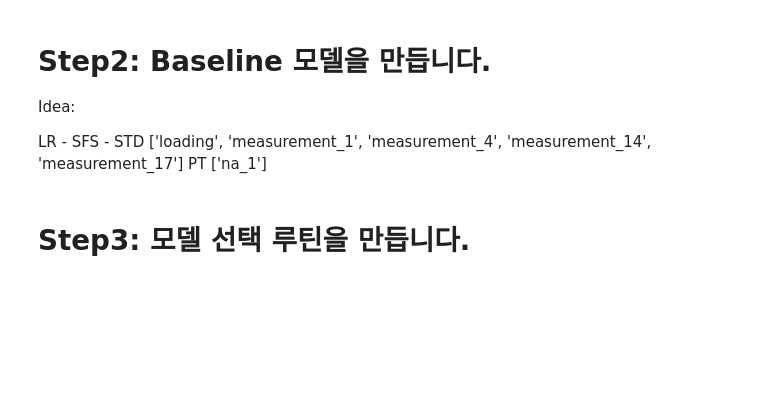
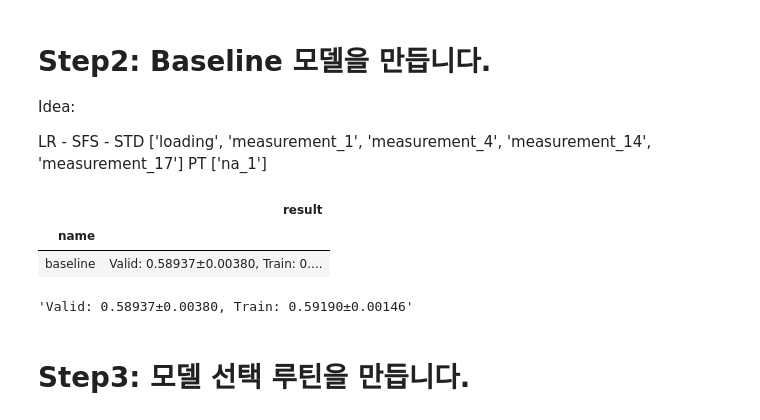
Before and after one commit to hulee1973/ds_lv3_2503_1, a Jupyter notebook: sec_ds_lv3_prob1_kaggle.ipynb, the cells around one changed output. Saved outputs shown, nothing was run; the diff lists cells and outputs as text; code cells hidden in the pictures; blank space fills up the shorter version.

```diff
--- a/sec_ds_lv3_prob1_kaggle.ipynb
+++ b/sec_ds_lv3_prob1_kaggle.ipynb
@@ -235,8 +235,19 @@ def eval_model(model_name, model):
         model_name: str, 모델의 이름,
         model: sklearn object, 모델 인스턴스
     """
-    # TODO-with
-    return ""
+    cv_result = cross_validate(
+        model, df_train[X_all], df_train['failure'], groups = df_train['product_code'], scoring = 'roc_auc',
+        cv = gkf, return_train_score = True
+    )
+    result = "Valid: {:.5f}±{:.5f}, Train: {:.5f}±{:.5f}".format(
+        np.mean(cv_result['test_score']), np.std(cv_result['test_score']),
+        np.mean(cv_result['train_score']), np.std(cv_result['train_score']),
+    )
+    s_hist.append((model_name, result))
+    display(
+        pd.DataFrame(s_hist, columns = ['name', 'result']).groupby('name').last()
+    )
+    return result
 
 # 모델 선택 루틴입니다. (Step 3)
 def select_model(model):
@@ -250,8 +261,12 @@ def select_model(model):
     Returns: 1차원 np.ndarray
         예측 결과
     """
-    # TODO-with
-    prd = np.ones_like(s_ans)
+    model.fit(df_train[X_all], df_train['failure'])
+    prd = model.predict_proba(df_test[X_all])[:, 1]
+    pd.DataFrame({
+        'id': df_test.index,
+        'failure': prd
+    }).to_csv('answer6.csv', index = None)
     return prd
 # %% [markdown]
 # Step2: Baseline 모델을 만듭니다.
@@ -262,8 +277,20 @@ LR - SFS - STD ['loading', 'measurement_1', 'measurement_4', 'measurement_14', '
            PT ['na_1']
 # %%
 from sklearn.linear_model import LogisticRegression
-#clf_lr =
-#eval_model('baseline', clf_lr)
+ct = ColumnTransformer([
+    ('std', StandardScaler(), ['loading', 'measurement_1', 'measurement_4', 'measurement_14', 'measurement_17']),
+    ('pt', 'passthrough', ['na_1'])
+])
+clf_lr = make_pipeline(
+    ct, LogisticRegression(solver = 'lbfgs')
+)
+
+eval_model('baseline', clf_lr)
+# %% [output]
+|  | result |
+| name |  |
+| baseline | Valid: 0.58937±0.00380, Train: 0.... |
+'Valid: 0.58937±0.00380, Train: 0.59190±0.00146'
 # %% [markdown]
 # Step3: 모델 선택 루틴을 만듭니다.
 # %%
```
